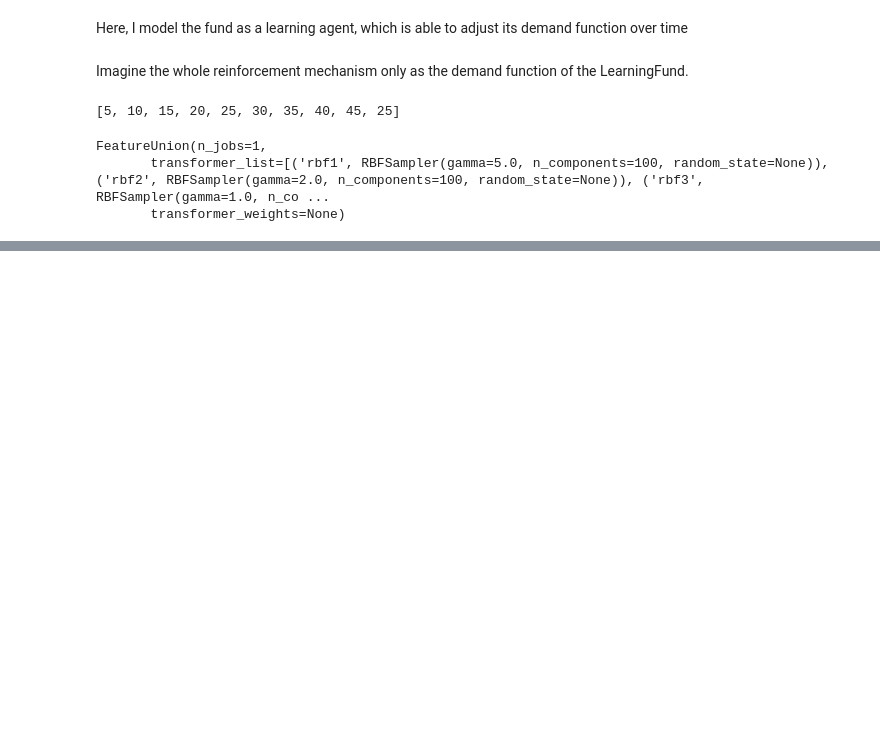
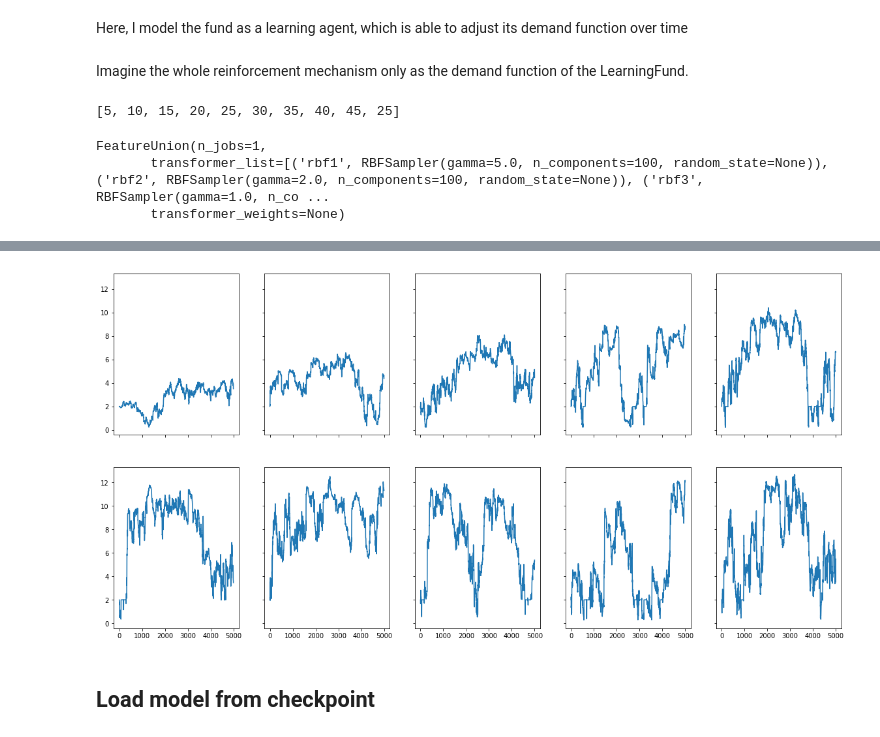
Before and after one commit to sertainly/intelligent_fund_via_RL, a Jupyter notebook: learning_fund.ipynb, the cells around one changed output, grey strips where cells are left out. Drawn from its saved outputs; the diff is of its cells as text; code cells hidden in the pictures; blank space fills up the shorter version.

```diff
--- a/learning_fund.ipynb
+++ b/learning_fund.ipynb
@@ -448,0 +471,14 @@ fig.savefig("5000ts_10ep.png")
+# %%
+# assumes 10 episodes
+fig, axes = plt.subplots(nrows=2, ncols=5, sharex=True, sharey=True,figsize=(20,10))
+
+# define index of fund to plot (the last fund (-1) is our learning fund)
+fund_index = -1
+
+for i, ax in enumerate(axes.flatten()):
+    episode = np.array(funds_wealth_all_episodes[i])
+    ax.plot(episode.T[fund_index])
+# %% [output]
+[figure, added]
+# %% [markdown]
+## Load model from checkpoint
```
Also changed, not shown: parts of 8 cells of this notebook, 18 other files.
